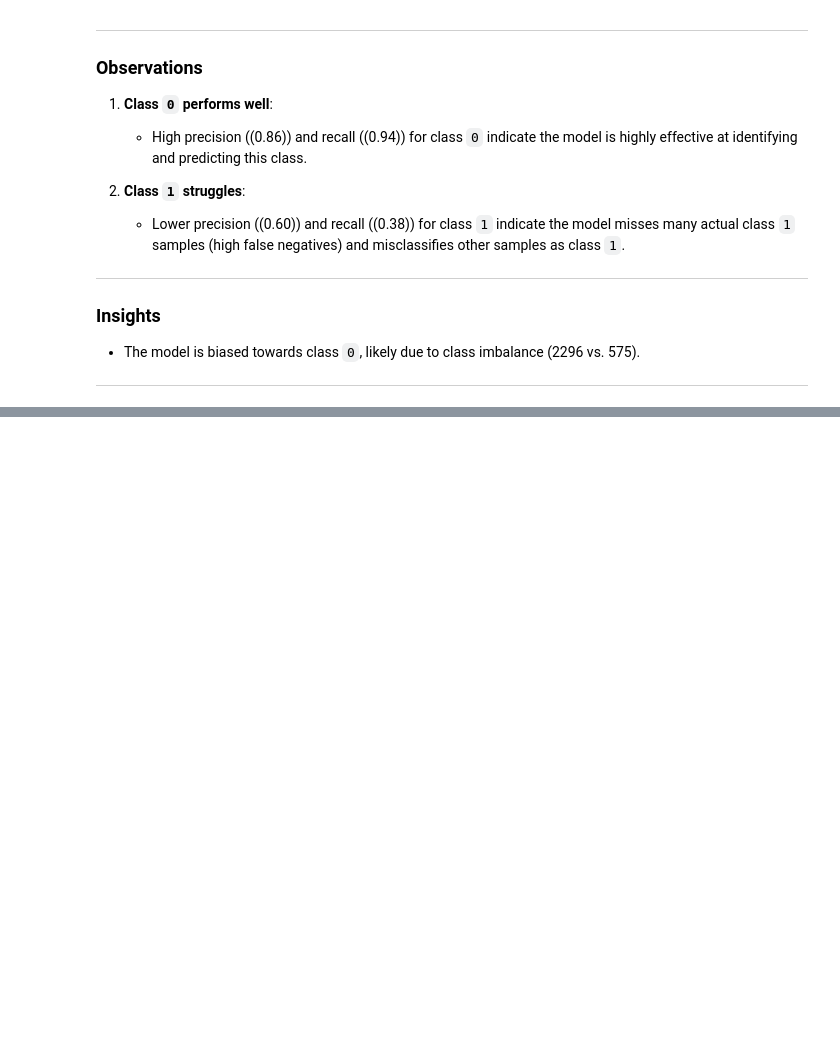
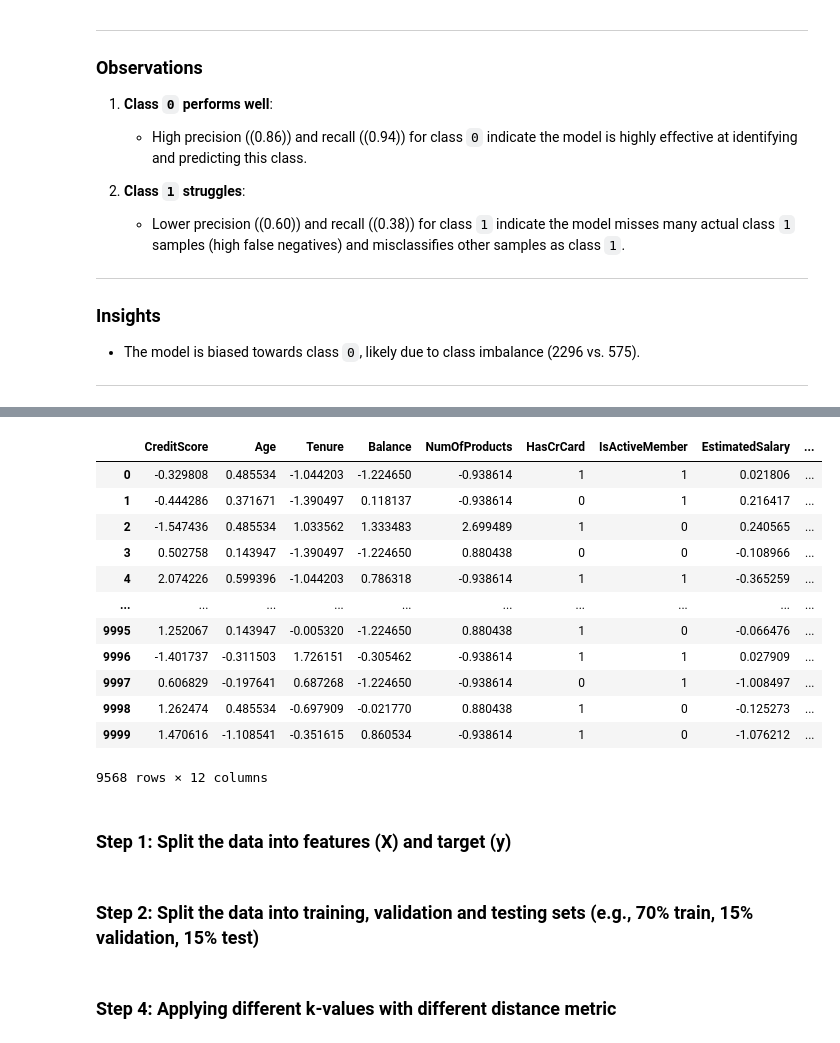
Before and after one commit to zayed95/churn_prediction, a Jupyter notebook: python_code.ipynb, the cells around one changed output, grey strips where cells are left out. Cells and saved outputs as stored; diff of their text form; code cells hidden in the pictures; blank space fills up the shorter version.

```diff
--- a/python_code.ipynb
+++ b/python_code.ipynb
@@ -709,0 +722,18 @@ The classification report evaluates the performance of your classification model
+# %%
+df
+# %% [output]
+|  | CreditScore | Age | Tenure | Balance | NumOfProducts | HasCrCard | IsActiveMember | EstimatedSalary | ... |
+| 0 | -0.329808 | 0.485534 | -1.044203 | -1.224650 | -0.938614 | 1 | 1 | 0.021806 | ... |
+| 1 | -0.444286 | 0.371671 | -1.390497 | 0.118137 | -0.938614 | 0 | 1 | 0.216417 | ... |
+| 2 | -1.547436 | 0.485534 | 1.033562 | 1.333483 | 2.699489 | 1 | 0 | 0.240565 | ... |
+| 3 | 0.502758 | 0.143947 | -1.390497 | -1.224650 | 0.880438 | 0 | 0 | -0.108966 | ... |
+| 4 | 2.074226 | 0.599396 | -1.044203 | 0.786318 | -0.938614 | 1 | 1 | -0.365259 | ... |
+| ... | ... | ... | ... | ... | ... | ... | ... | ... | ... |
+| 9995 | 1.252067 | 0.143947 | -0.005320 | -1.224650 | 0.880438 | 1 | 0 | -0.066476 | ... |
+| 9996 | -1.401737 | -0.311503 | 1.726151 | -0.305462 | -0.938614 | 1 | 1 | 0.027909 | ... |
+| 9997 | 0.606829 | -0.197641 | 0.687268 | -1.224650 | -0.938614 | 0 | 1 | -1.008497 | ... |
+| 9998 | 1.262474 | 0.485534 | -0.697909 | -0.021770 | 0.880438 | 1 | 0 | -0.125273 | ... |
+| 9999 | 1.470616 | -1.108541 | -0.351615 | 0.860534 | -0.938614 | 1 | 0 | -1.076212 | ... |
+9568 rows × 12 columns
+# %% [markdown]
+### Step 1: Split the data into features (X) and target (y)
@@ -709,0 +743,2 @@ The classification report evaluates the performance of your classification model
+# %% [markdown]
+### Step 2: Split the data into training, validation and testing sets (e.g., 70% train, 15% validation, 15% test)
@@ -709,0 +751,2 @@ The classification report evaluates the performance of your classification model
+# %% [markdown]
+### Step 4: Applying different k-values with different distance metric
```
Also changed, not shown: parts of 34 cells of this notebook.
